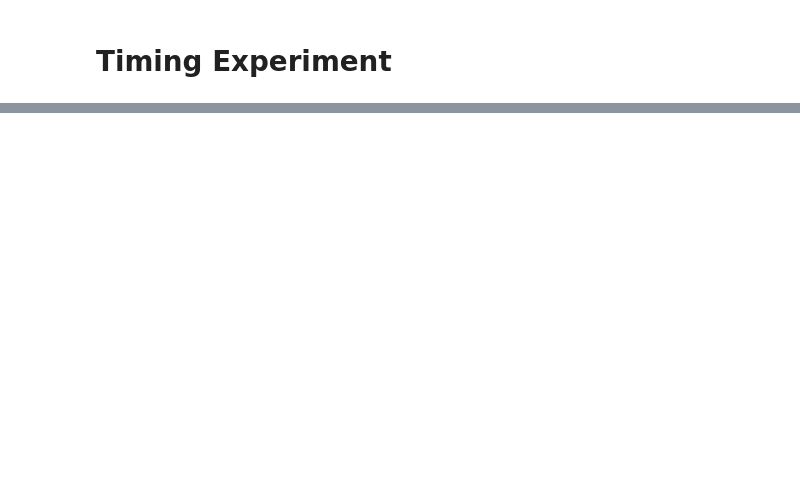
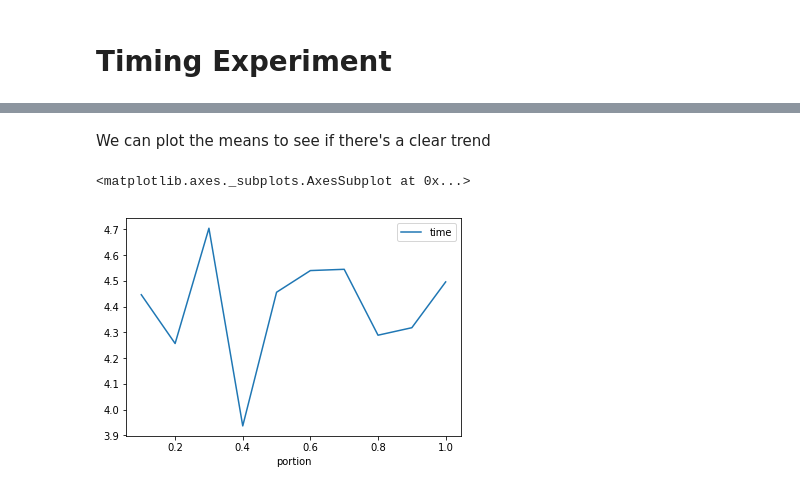
Before and after one commit to fairnessforensics/wiggum, a Jupyter notebook: docs/source/notebooks/exp_time.ipynb, the cells around one changed output, grey strips where cells are left out. Drawn from its saved outputs; the diff is of its cells as text; code cells hidden in the pictures; blank space fills up the shorter version.

```diff
--- a/docs/source/notebooks/exp_time.ipynb
+++ b/docs/source/notebooks/exp_time.ipynb
@@ -152,0 +89,10 @@ print("90 Percent--- %s seconds ---" % (time.time() - start_time))
+# %%
+# whole data set
+data_portions = np.linspace(.1,1,10)
+
+time_data = []
+
+for cur_portion in data_portions:
+    start_time = time.time()
+    dsp.detect_simpsons_paradox(latent_df.sample(frac=cur_portion))
+    time_data.append([cur_portion, (time.time() - start_time)])
@@ -152,0 +116,10 @@ print("90 Percent--- %s seconds ---" % (time.time() - start_time))
+# %%
+num_repeats = 4
+
+for cur_portion in np.repeat(data_portions,num_repeats):
+    start_time = time.time()
+    dsp.detect_simpsons_paradox(latent_df.sample(frac=cur_portion))
+    time_data.append([cur_portion, (time.time() - start_time)])
+# %%
+time_res = pd.DataFrame(data = time_data, columns =['portion','time'])
+len(time_res)
@@ -152,0 +130,3 @@ print("90 Percent--- %s seconds ---" % (time.time() - start_time))
+# %%
+time_repeats = time_res.groupby('portion')
+time_repeats.describe()
@@ -152,0 +147,7 @@ print("90 Percent--- %s seconds ---" % (time.time() - start_time))
+# %% [markdown]
+We can plot the means to see if there's a clear trend
+# %%
+time_repeats.mean().plot()
+# %% [output]
+<matplotlib.axes._subplots.AxesSubplot at 0x...>
+[figure, added]
```
Also changed, not shown: parts of 25 cells of this notebook, 6 other files.
